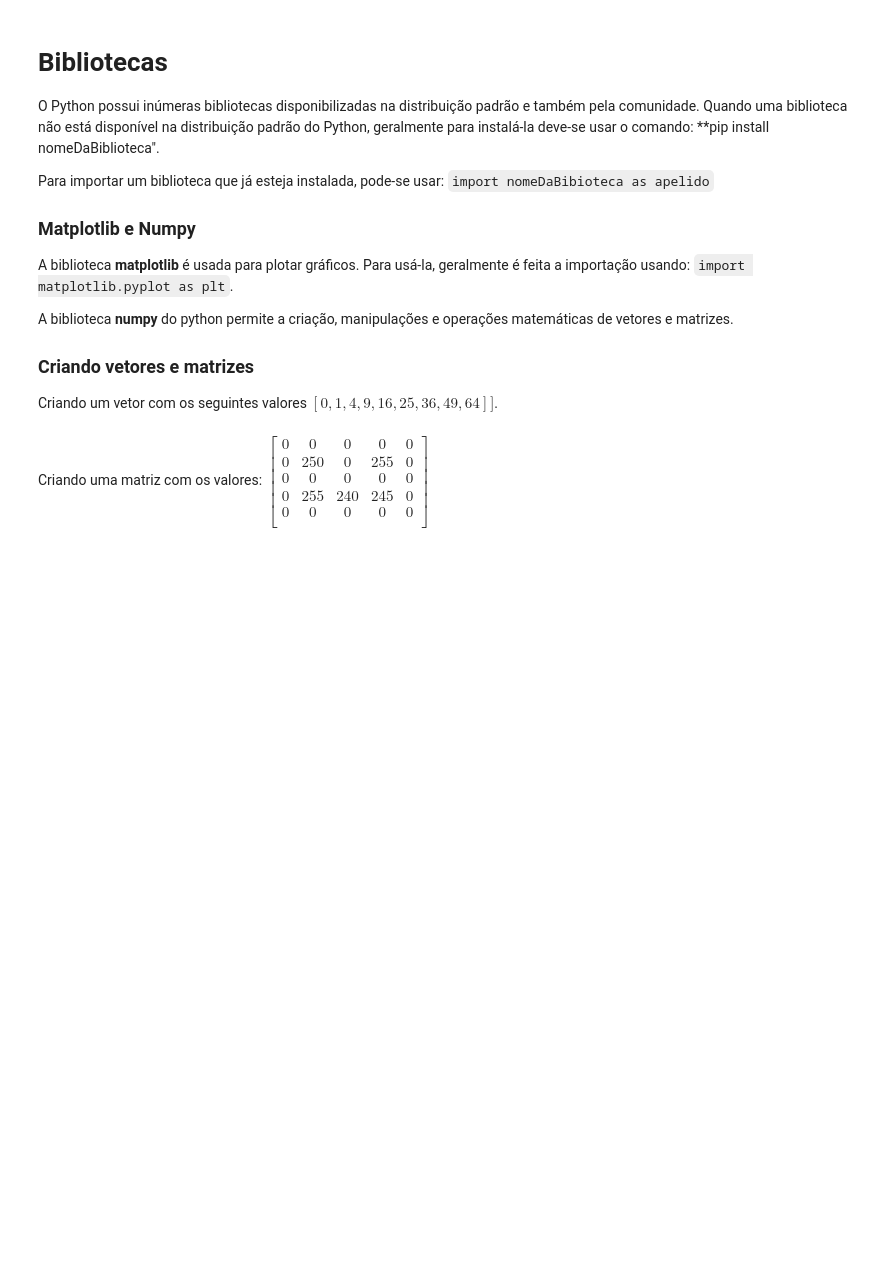
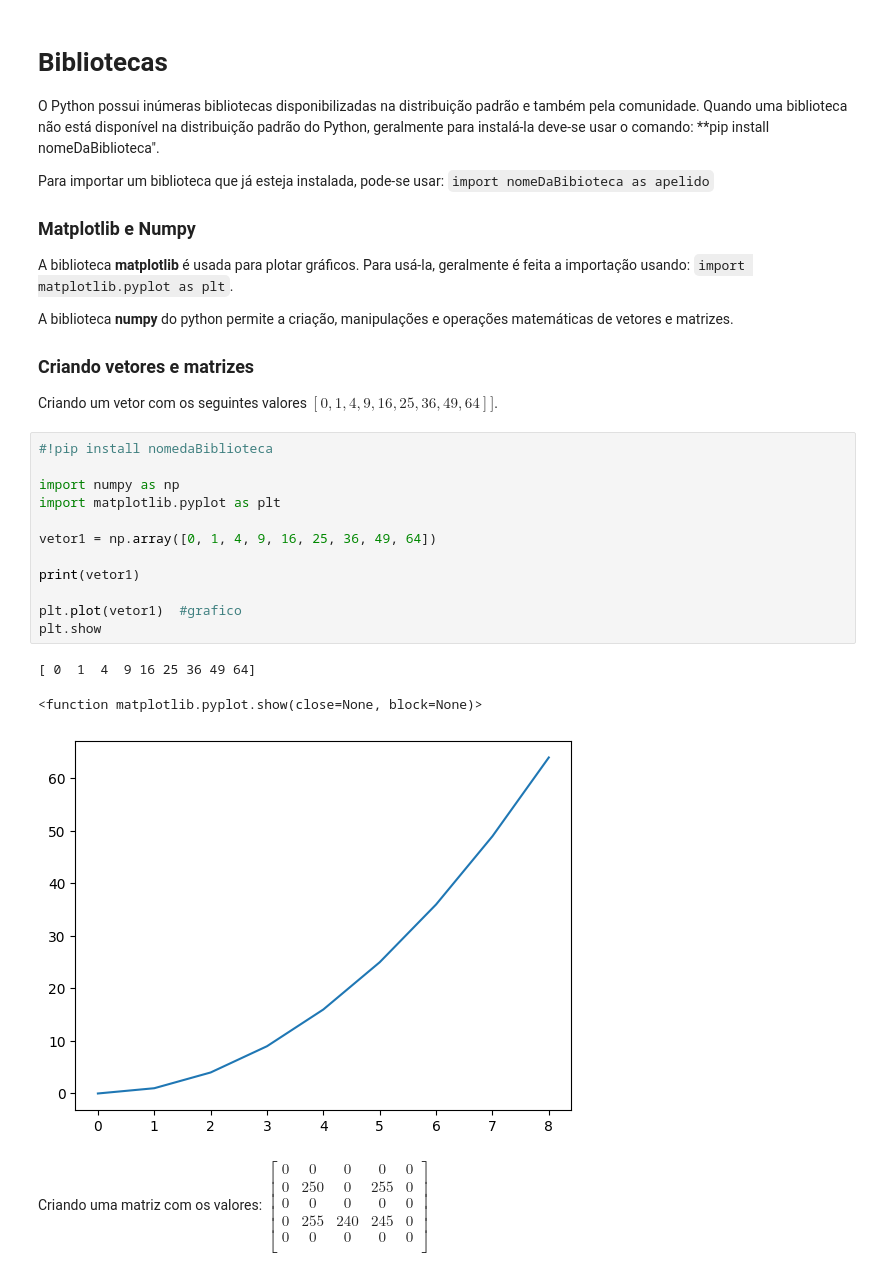
Before and after one commit to JoaoMichelS/Liga-de-IA, a Jupyter notebook: Aula 1/LIGAIA02_introducao_Python.ipynb, the cells around one changed output. Drawn from its saved outputs; the diff is of its cells as text; blank space fills up the shorter version.

```diff
--- a/Aula 1/LIGAIA02_introducao_Python.ipynb
+++ b/Aula 1/LIGAIA02_introducao_Python.ipynb
@@ -43,6 +63,22 @@ A biblioteca **numpy** do python permite a criação, manipulações e operaçõ
 ### Criando vetores e matrizes
 
 Criando um vetor com os seguintes valores $[0,1,4,9,16,25,36,49,64]]$.
+# %%
+#!pip install nomedaBiblioteca
+
+import numpy as np
+import matplotlib.pyplot as plt
+
+vetor1 = np.array([0, 1, 4, 9, 16, 25, 36, 49, 64])
+
+print(vetor1)
+
+plt.plot(vetor1)  #grafico
+plt.show
+# %% [output]
+[ 0  1  4  9 16 25 36 49 64]
+<function matplotlib.pyplot.show(close=None, block=None)>
+[figure, added]
 # %% [markdown]
 Criando uma matriz com os valores: $
   \begin{bmatrix}
```
Also changed, not shown: parts of 13 cells of this notebook, 2 other files.
